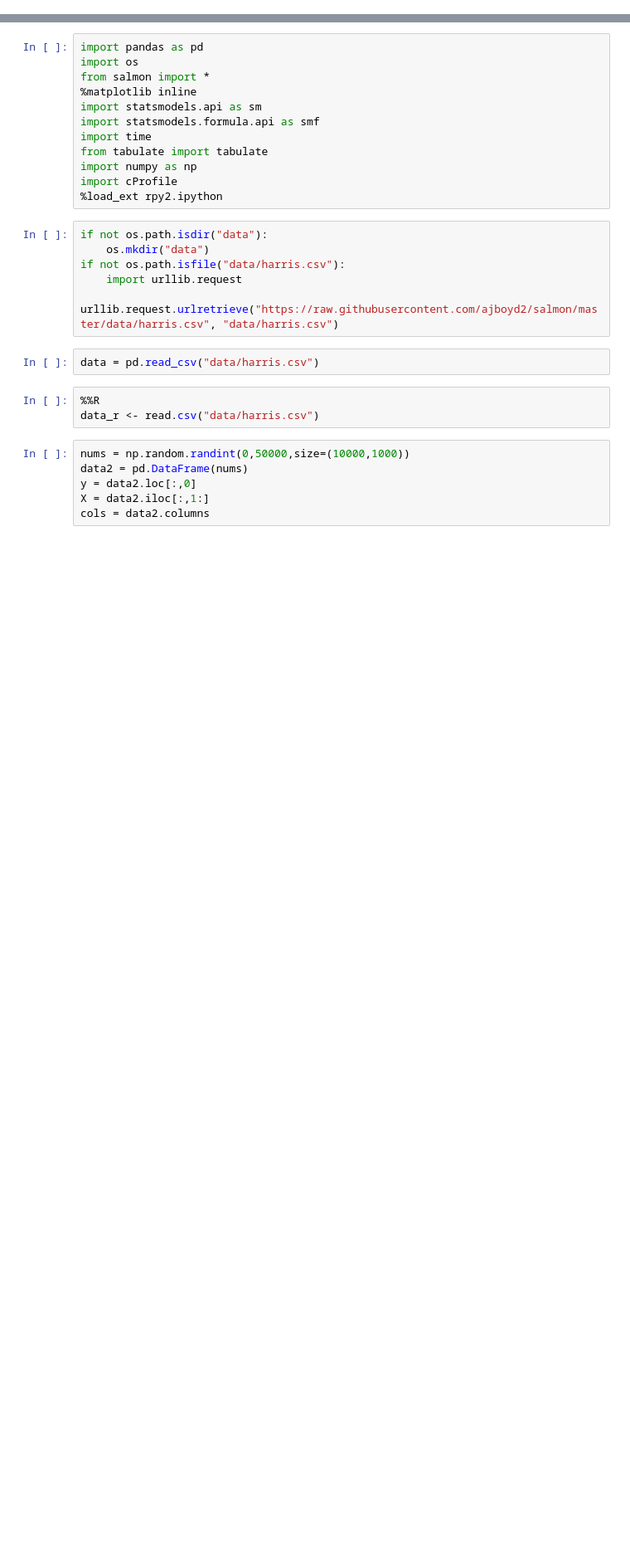
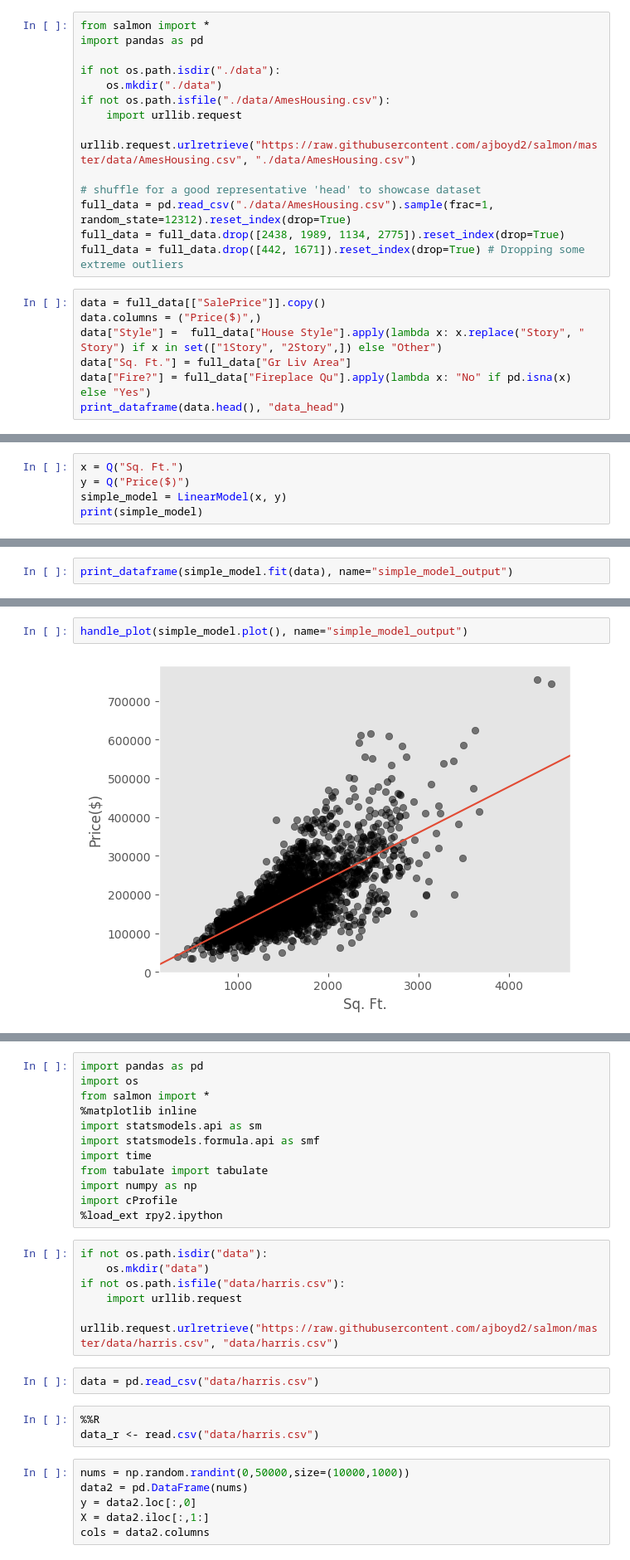
Before and after one commit to ajboyd2/salmon, a Jupyter notebook: paper_outputs/timing_comparison_colab.ipynb, the cells around one changed output, grey strips where cells are left out. Shown at 83% size. Saved outputs shown, nothing was run; the diff lists cells and outputs as text; blank space fills up the shorter version.

```diff
--- a/paper_outputs/timing_comparison_colab.ipynb
+++ b/paper_outputs/timing_comparison_colab.ipynb
@@ -26,0 +81,21 @@ Requirement already satisfied: MarkupSafe>=2.0 in /usr/local/lib/python3.10/dist
+# %%
+from salmon import *
+import pandas as pd
+
+if not os.path.isdir("./data"):
+    os.mkdir("./data")
+if not os.path.isfile("./data/AmesHousing.csv"):
+    import urllib.request
+    urllib.request.urlretrieve("https://raw.githubusercontent.com/ajboyd2/salmon/master/data/AmesHousing.csv", "./data/AmesHousing.csv")
+
+# shuffle for a good representative 'head' to showcase dataset
+full_data = pd.read_csv("./data/AmesHousing.csv").sample(frac=1, random_state=12312).reset_index(drop=True)
+full_data = full_data.drop([2438, 1989, 1134, 2775]).reset_index(drop=True)
+full_data = full_data.drop([442, 1671]).reset_index(drop=True) # Dropping some extreme outliers
+# %%
+data = full_data[["SalePrice"]].copy()
+data.columns = ("Price($)",)
+data["Style"] =  full_data["House Style"].apply(lambda x: x.replace("Story", " Story") if x in set(["1Story", "2Story",]) else "Other")
+data["Sq. Ft."] = full_data["Gr Liv Area"]
+data["Fire?"] = full_data["Fireplace Qu"].apply(lambda x: "No" if pd.isna(x) else "Yes")
+print_dataframe(data.head(), "data_head")
@@ -26,0 +114,5 @@ Requirement already satisfied: MarkupSafe>=2.0 in /usr/local/lib/python3.10/dist
+# %%
+x = Q("Sq. Ft.")
+y = Q("Price($)")
+simple_model = LinearModel(x, y)
+print(simple_model)
@@ -26,0 +127,2 @@ Requirement already satisfied: MarkupSafe>=2.0 in /usr/local/lib/python3.10/dist
+# %%
+print_dataframe(simple_model.fit(data), name="simple_model_output")
@@ -26,0 +138,4 @@ Requirement already satisfied: MarkupSafe>=2.0 in /usr/local/lib/python3.10/dist
+# %%
+handle_plot(simple_model.plot(), name="simple_model_output")
+# %% [output]
+[figure, added]
```
Also changed, not shown: parts of 57 cells of this notebook.
